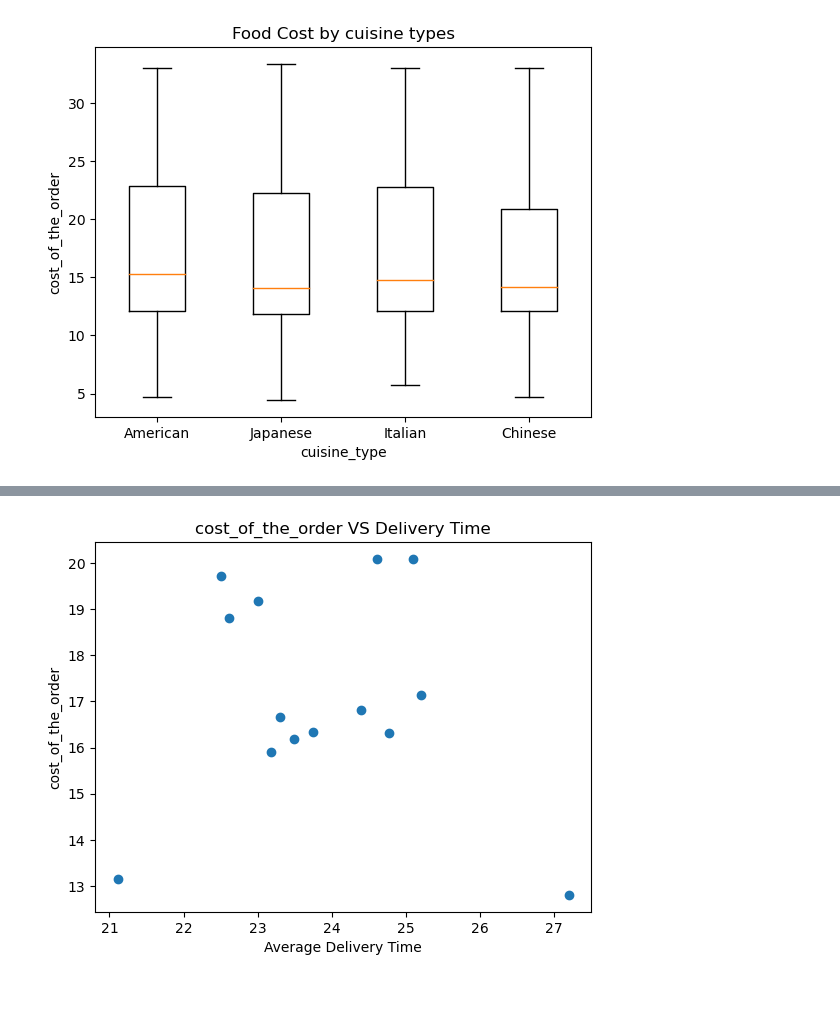
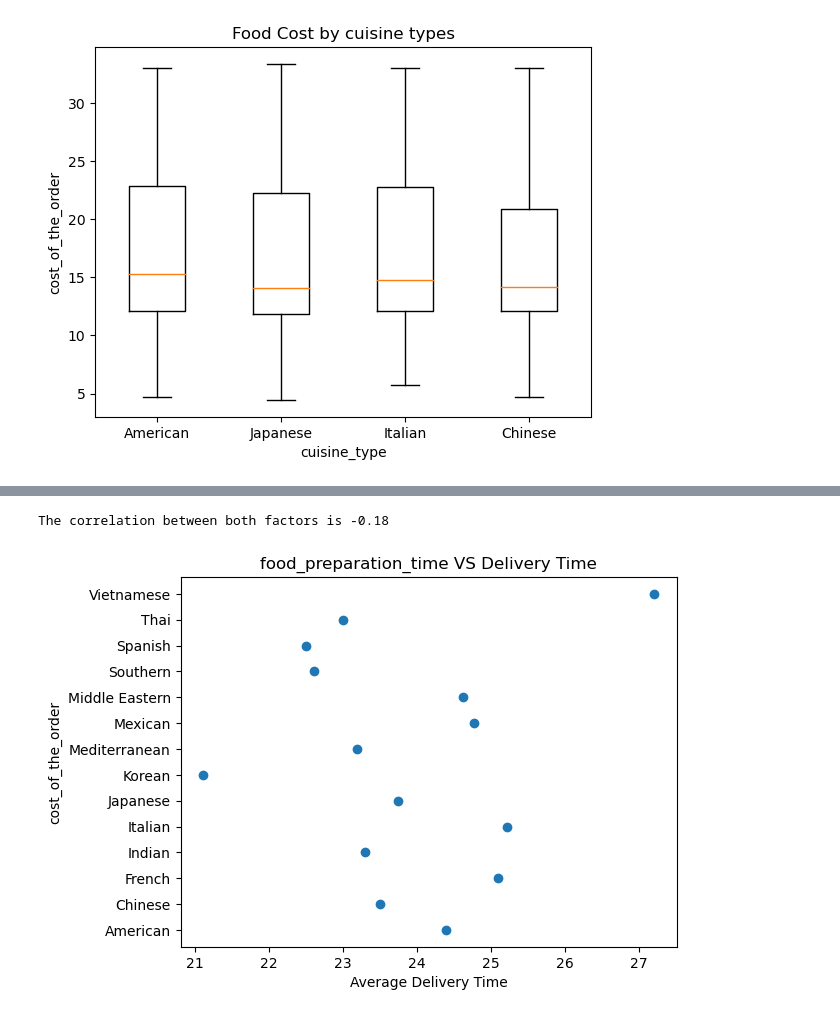
Before and after one commit to WanessaEdmond/GroupProjectFoodies, a Jupyter notebook: ny_foodies.ipynb, the cells around one changed output, grey strips where cells are left out. Drawn from its saved outputs; the diff is of its cells as text; code cells hidden in the pictures.

```diff
--- a/ny_foodies.ipynb
+++ b/ny_foodies.ipynb
@@ -516,7 +536,7 @@ plt.show()
 [figure]
 # %%
 # creating a table to calculate the average mouse weight vs. the average observed tumor volume for the entire Capomulin regimen
-Delivery = Clean_data.groupby(['cuisine_type'])[['rating','delivery_time','cost_of_the_order']].mean()
+Delivery = Clean_data.groupby(['cuisine_type'])[['rating','delivery_time','cost_of_the_order','food_preparation_time']].mean()
 Delivery = Delivery.reset_index ()
 Delivery.head()
 # %% [output]
@@ -549,11 +612,17 @@ plt.show()
+# %%
+# Generate a pearson Correlation for delivery time vs. the average Food Prep Time
+correlation = st.pearsonr(x_values2,y_values2)
+print(f"The correlation between both factors is {round(correlation[0],2)}")
+# %% [output]
+The correlation between both factors is -0.18
 # %%
-# Generate a scatter plot of mouse weight vs. the average observed tumor volume for the entire Capomulin regimen
-x_values = Delivery['delivery_time']
-y_values = Delivery['cost_of_the_order']
-plt.scatter(x_values, y_values)
-plt.title('cost_of_the_order VS Delivery Time')
+# Generate a scatter plot of delivery time vs. the average Food Prep Time
+x_values3 = Delivery['delivery_time']
+y_values3 = Delivery['cuisine_type']
+plt.scatter(x_values3, y_values3)
+plt.title('food_preparation_time VS Delivery Time')
 plt.ylabel('cost_of_the_order')
 plt.xlabel ('Average Delivery Time')
 plt.show()
 # %% [output]
-[figure, old version]
+[figure, new version]
```
Also changed, not shown: parts of 10 cells of this notebook.
